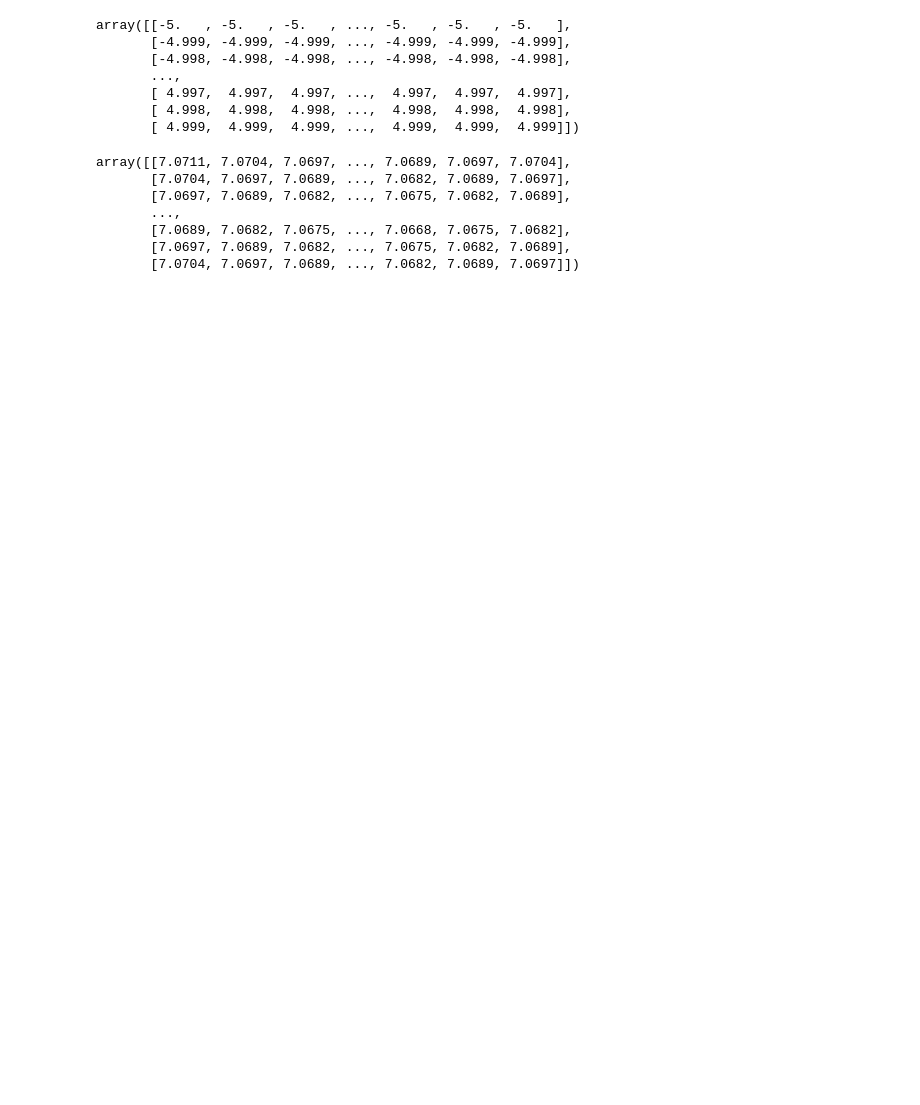
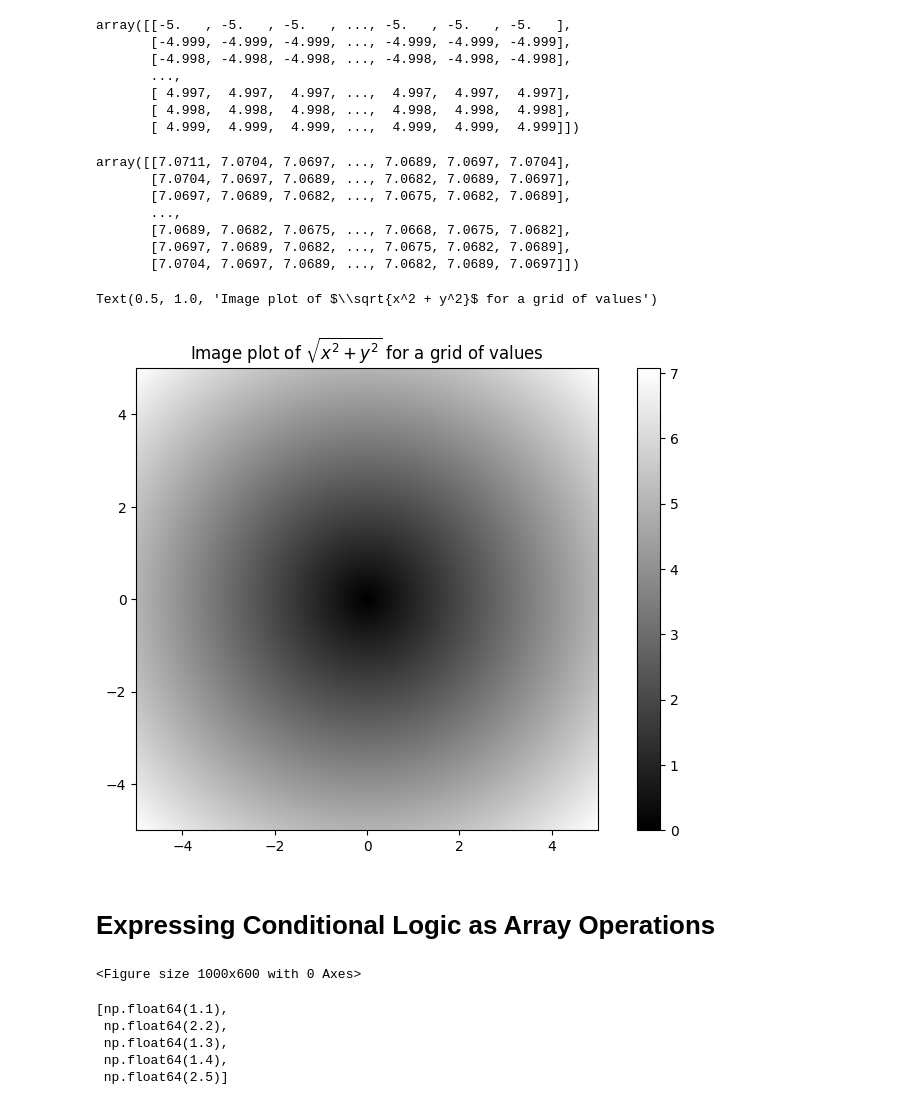
Before and after one commit to Saifullah785/python-for-data-analysis-notes, a Jupyter notebook: Chapter_04_NumPy_Basics:_Arrays_and_Vectorized_Computation/Chapter_04_NumPy_Basics__Arrays_and_Vectorized_Computation.ipynb, the cells around one changed output. Drawn from its saved outputs; the diff is of its cells as text; code cells hidden in the pictures; blank space fills up the shorter version.

Commit message:
Created using Colab while completing the chapter 04 numpy array basic and vectorized computations

```diff
--- a/Chapter_04_NumPy_Basics:_Arrays_and_Vectorized_Computation/Chapter_04_NumPy_Basics__Arrays_and_Vectorized_Computation.ipynb
+++ b/Chapter_04_NumPy_Basics:_Arrays_and_Vectorized_Computation/Chapter_04_NumPy_Basics__Arrays_and_Vectorized_Computation.ipynb
@@ -755,3 +784,17 @@ array([[7.0711, 7.0704, 7.0697, ..., 7.0689, 7.0697, 7.0704],
        [7.0689, 7.0682, 7.0675, ..., 7.0668, 7.0675, 7.0682],
        [7.0697, 7.0689, 7.0682, ..., 7.0675, 7.0682, 7.0689],
        [7.0704, 7.0697, 7.0689, ..., 7.0682, 7.0689, 7.0697]])
+# %%
+import matplotlib.pyplot as plt
+plt.imshow(z, cmap = plt.cm.gray, extent=[-5, 5, -5, 5])
+plt.colorbar()
+plt.title("Image plot of $\sqrt{x^2 + y^2}$ for a grid of values")
+# %% [output]
+Text(0.5, 1.0, 'Image plot of $\\sqrt{x^2 + y^2}$ for a grid of values')
+[figure, added]
+# %% [markdown]
+# **Expressing Conditional Logic as Array Operations**
+# %%
+plt.draw()
+# %% [output]
+<Figure size 1000x600 with 0 Axes>
@@ -757,0 +807,9 @@ array([[7.0711, 7.0704, 7.0697, ..., 7.0689, 7.0697, 7.0704],
+# %%
+result =[(x if c else y) for x, y, c in zip(xarr, yarr, cond)] # Use list comprehension to create a new array based on conditions
+result # Display the resulting array
+# %% [output]
+[np.float64(1.1),
+ np.float64(2.2),
+ np.float64(1.3),
+ np.float64(1.4),
+ np.float64(2.5)]
```
Also changed, not shown: parts of 73 cells of this notebook.
